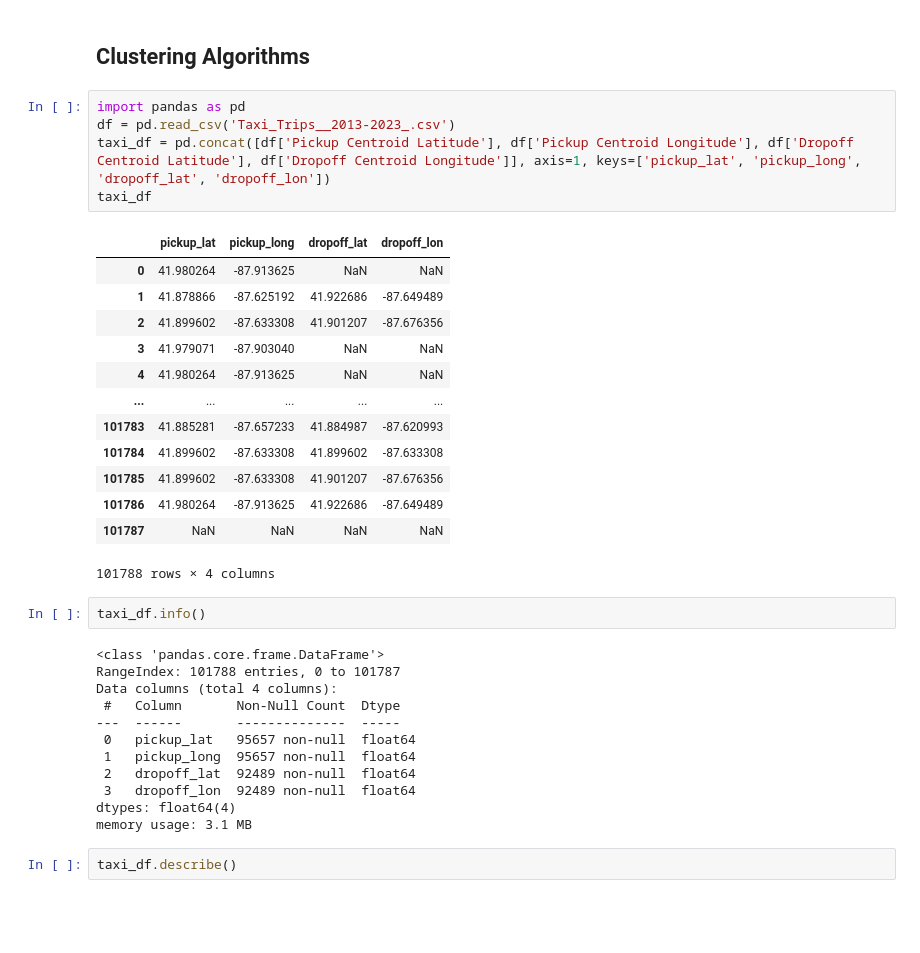
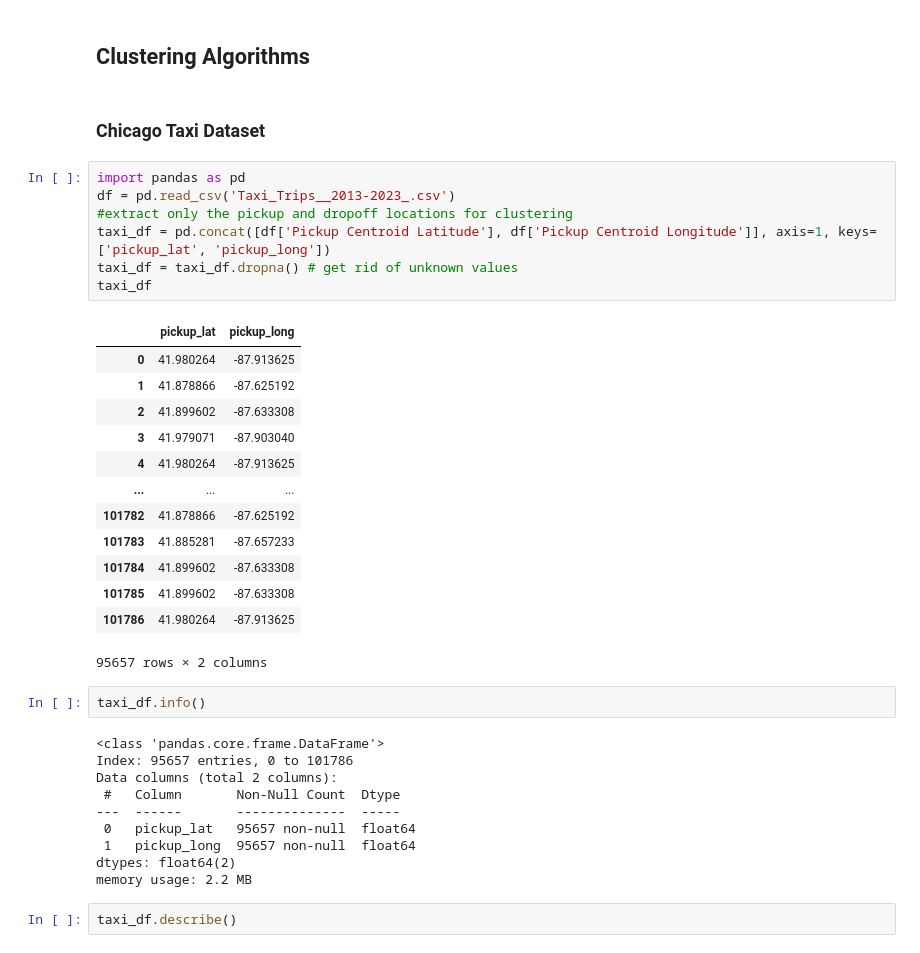
Before and after one commit to USFCA-CS663-Spring2024/kmeans-TheRealColinInns, a Jupyter notebook: Assignment 2 - Clustering.ipynb, the cells around one changed output. Drawn from its saved outputs; the diff is of its cells as text; blank space fills up the shorter version.

```diff
--- a/Assignment 2 - Clustering.ipynb
+++ b/Assignment 2 - Clustering.ipynb
@@ -36,38 +39,40 @@ sns.scatterplot(x=x, y=y, hue=skLabels)
 # %% [markdown]
 ## Clustering Algorithms
+# %% [markdown]
+### Chicago Taxi Dataset
 # %%
 import pandas as pd
 df = pd.read_csv('Taxi_Trips__2013-2023_.csv')
-taxi_df = pd.concat([df['Pickup Centroid Latitude'], df['Pickup Centroid Longitude'], df['Dropoff Centroid Latitude'], df['Dropoff Centroid Longitude']], axis=1, keys=['pickup_lat', 'pickup_long', 'dropoff_lat', 'dropoff_lon'])
+#extract only the pickup and dropoff locations for clustering
+taxi_df = pd.concat([df['Pickup Centroid Latitude'], df['Pickup Centroid Longitude']], axis=1, keys=['pickup_lat', 'pickup_long'])
+taxi_df = taxi_df.dropna() # get rid of unknown values
 taxi_df
 # %% [output]
-|  | pickup_lat | pickup_long | dropoff_lat | dropoff_lon |
-| 0 | 41.980264 | -87.913625 | NaN | NaN |
-| 1 | 41.878866 | -87.625192 | 41.922686 | -87.649489 |
-| 2 | 41.899602 | -87.633308 | 41.901207 | -87.676356 |
-| 3 | 41.979071 | -87.903040 | NaN | NaN |
-| 4 | 41.980264 | -87.913625 | NaN | NaN |
-| ... | ... | ... | ... | ... |
-| 101783 | 41.885281 | -87.657233 | 41.884987 | -87.620993 |
-| 101784 | 41.899602 | -87.633308 | 41.899602 | -87.633308 |
-| 101785 | 41.899602 | -87.633308 | 41.901207 | -87.676356 |
-| 101786 | 41.980264 | -87.913625 | 41.922686 | -87.649489 |
-| 101787 | NaN | NaN | NaN | NaN |
+|  | pickup_lat | pickup_long |
+| 0 | 41.980264 | -87.913625 |
+| 1 | 41.878866 | -87.625192 |
+| 2 | 41.899602 | -87.633308 |
+| 3 | 41.979071 | -87.903040 |
+| 4 | 41.980264 | -87.913625 |
+| ... | ... | ... |
+| 101782 | 41.878866 | -87.625192 |
+| 101783 | 41.885281 | -87.657233 |
+| 101784 | 41.899602 | -87.633308 |
+| 101785 | 41.899602 | -87.633308 |
+| 101786 | 41.980264 | -87.913625 |
-101788 rows × 4 columns
+95657 rows × 2 columns
 # %%
 taxi_df.info()
 # %% [output]
 <class 'pandas.core.frame.DataFrame'>
-RangeIndex: 101788 entries, 0 to 101787
-Data columns (total 4 columns):
+Index: 95657 entries, 0 to 101786
+Data columns (total 2 columns):
  #   Column       Non-Null Count  Dtype
 ---  ------       --------------  -----
  0   pickup_lat   95657 non-null  float64
  1   pickup_long  95657 non-null  float64
- 2   dropoff_lat  92489 non-null  float64
- 3   dropoff_lon  92489 non-null  float64
-dtypes: float64(4)
-memory usage: 3.1 MB
+dtypes: float64(2)
+memory usage: 2.2 MB
 # %%
 taxi_df.describe()
 # %% [output]
```
Also changed, not shown: parts of 12 cells of this notebook, 1 other file.
